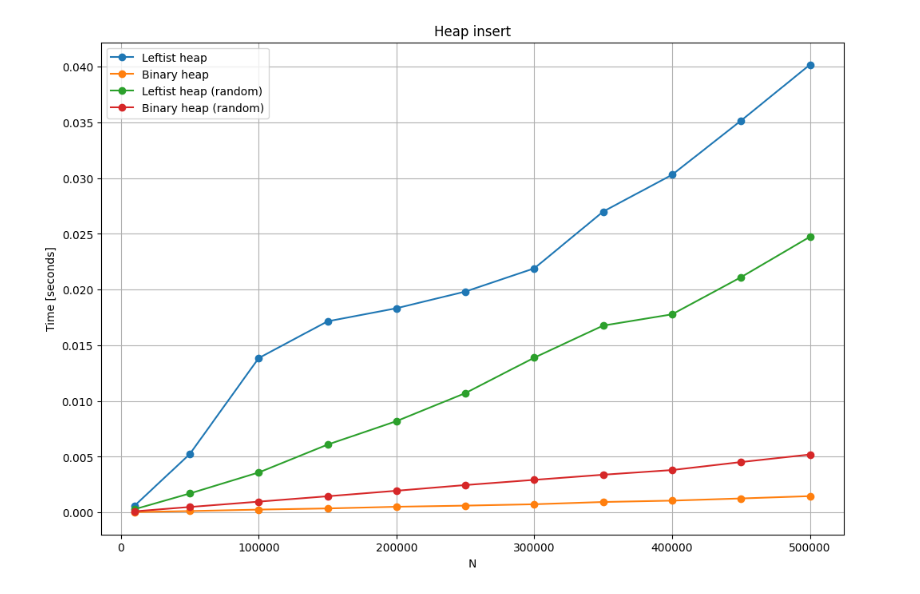
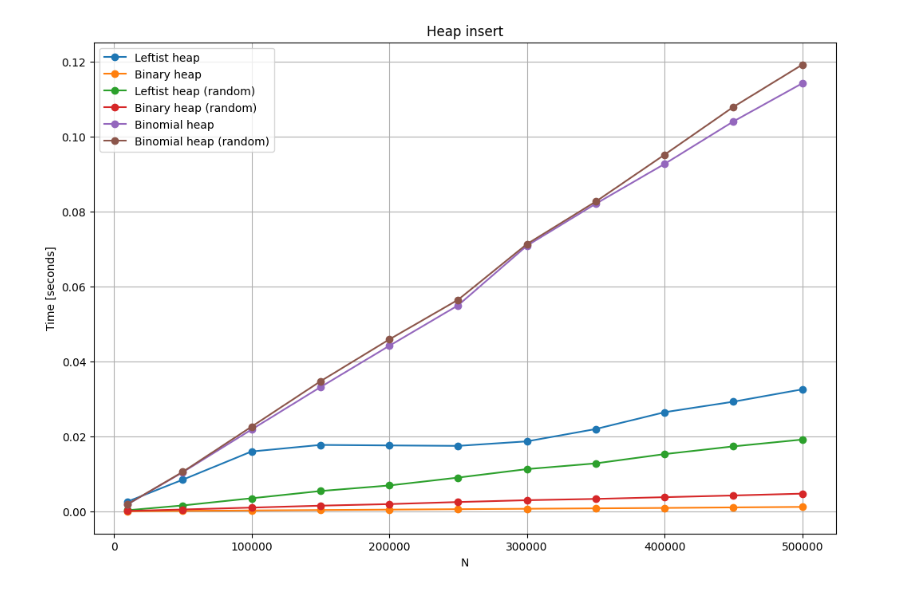
Before and after one commit to MillionIntegrals/rust-algorithms-datastructures, a Jupyter notebook: nb/heaps.ipynb, the cells around one changed output. Cells and saved outputs as stored; diff of their text form; code cells hidden in the pictures.

Commit message:
Implemented binomial heap as well.

```diff
--- a/nb/heaps.ipynb
+++ b/nb/heaps.ipynb
@@ -2,7 +2,10 @@
 import pandas as pd
 import matplotlib.pyplot as plt
 # %%
-leftist_heap_insert = pd.read_csv("../leftist_heap_insert.csv", header=None)
-binary_heap_insert = pd.read_csv("../binary_heap_vec_insert.csv", header=None)
-leftist_heap_insert_random = pd.read_csv("../leftist_heap_insert_random.csv", header=None)
-binary_heap_insert_random = pd.read_csv("../binary_heap_vec_insert_random.csv", header=None)
+leftist_heap_insert = pd.read_csv("../data/leftist_heap_insert.csv", header=None)
+binary_heap_insert = pd.read_csv("../data/binary_heap_vec_insert.csv", header=None)
+leftist_heap_insert_random = pd.read_csv("../data/leftist_heap_insert_random.csv", header=None)
+binary_heap_insert_random = pd.read_csv("../data/binary_heap_vec_insert_random.csv", header=None)
+
+binomial_heap_insert = pd.read_csv("../data/binomial_heap_insert.csv", header=None)
+binomial_heap_insert_random = pd.read_csv("../data/binomial_heap_insert_random.csv", header=None)
@@ -31,20 +12,24 @@ binary_heap_insert
 # %%
 fig, ax = plt.subplots(figsize=(12, 8))
 
 
 leftist_heap_insert.plot.line(x=0, y=1, label="Leftist heap", marker='o', ax=ax)
 binary_heap_insert.plot.line(x=0, y=1, label="Binary heap", marker='o', ax=ax)
 
 leftist_heap_insert_random.plot.line(x=0, y=1, label="Leftist heap (random)", marker='o', ax=ax)
 binary_heap_insert_random.plot.line(x=0, y=1, label="Binary heap (random)", marker='o', ax=ax)
 
 
+binomial_heap_insert.plot.line(x=0, y=1, label="Binomial heap", marker='o', ax=ax)
+binomial_heap_insert_random.plot.line(x=0, y=1, label="Binomial heap (random)", marker='o', ax=ax)
+
+
 ax.set_title("Heap insert")
 ax.set_ylabel("Time [seconds]")
 ax.set_xlabel("N")
 
 ax.grid()
 # plt.yscale('log')
 #plt.xscale('log')
 # %% [output]
-[figure, old version]
+[figure, new version]
```
Also changed, not shown: parts of 2 cells of this notebook, 5 other files.
